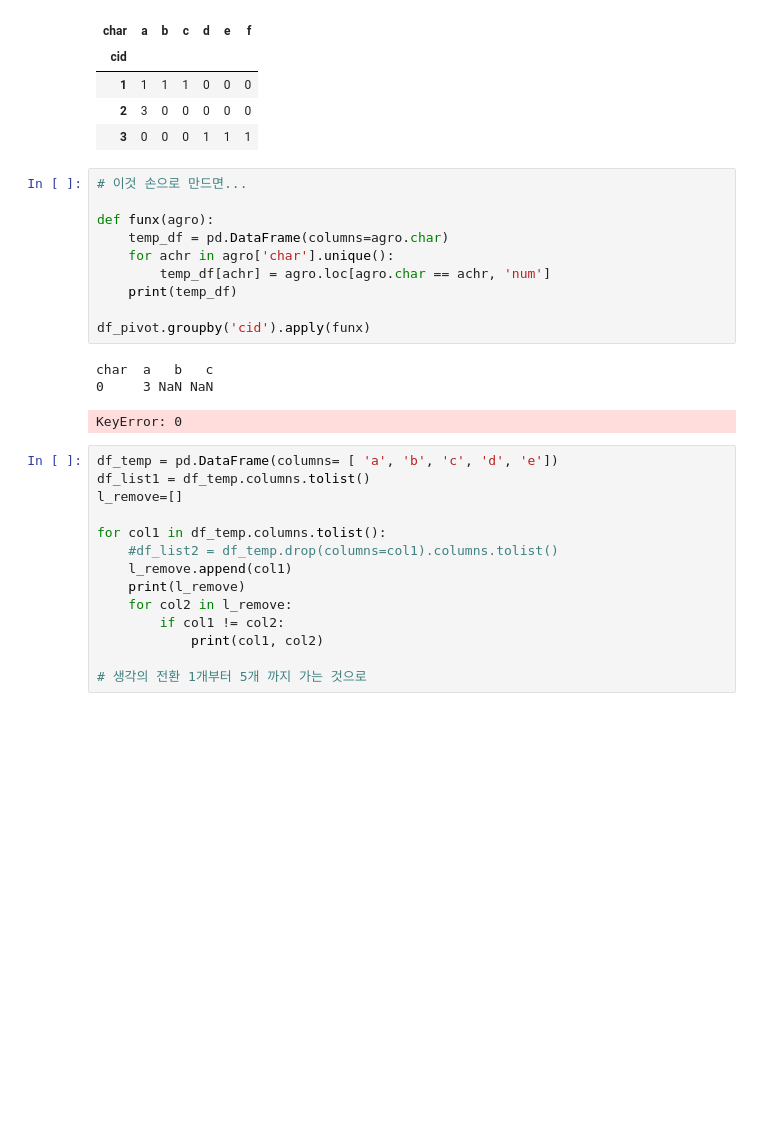
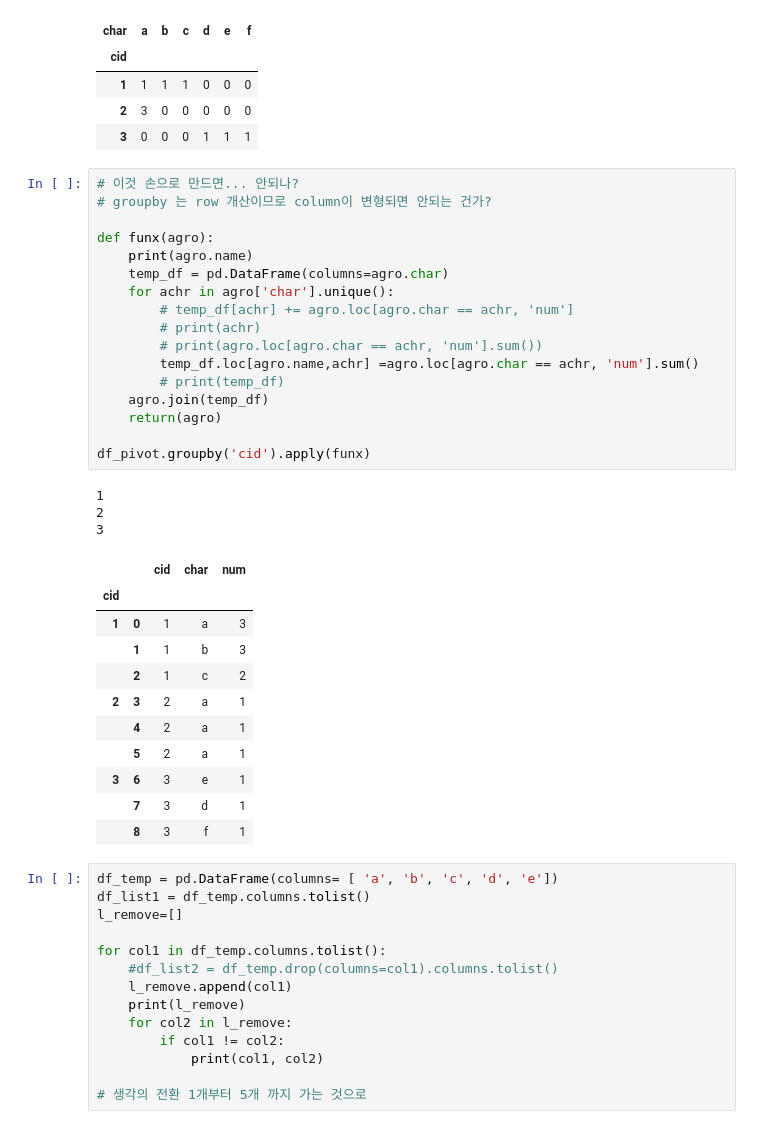
Before and after one commit to smjune/ipynb, a Jupyter notebook: dsschool/dsschool.ipynb, the cells around one changed output. Drawn from its saved outputs; the diff is of its cells as text; blank space fills up the shorter version.

```diff
--- a/dsschool/dsschool.ipynb
+++ b/dsschool/dsschool.ipynb
@@ -955,19 +955,37 @@ pd.crosstab(df_pivot['cid'],df_pivot['char'])
 | 2 | 3 | 0 | 0 | 0 | 0 | 0 |
 | 3 | 0 | 0 | 0 | 1 | 1 | 1 |
 # %%
-# 이것 손으로 만드면...
+# 이것 손으로 만드면... 안되나?
+# groupby 는 row 개산이므로 column이 변형되면 안되는 건가?
 
 def funx(agro):
+    print(agro.name)
     temp_df = pd.DataFrame(columns=agro.char)
     for achr in agro['char'].unique():
-        temp_df[achr] = agro.loc[agro.char == achr, 'num']
-    print(temp_df)
+        # temp_df[achr] += agro.loc[agro.char == achr, 'num']
+        # print(achr)
+        # print(agro.loc[agro.char == achr, 'num'].sum())
+        temp_df.loc[agro.name,achr] =agro.loc[agro.char == achr, 'num'].sum()
+        # print(temp_df)
+    agro.join(temp_df)
+    return(agro)
 
 df_pivot.groupby('cid').apply(funx)
 # %% [output]
-char  a   b   c
-0     3 NaN NaN
+1
+2
+3
-KeyError: 0
+|  |  | cid | char | num |
+| cid |  |  |  |  |
+| 1 | 0 | 1 | a | 3 |
+|  | 1 | 1 | b | 3 |
+|  | 2 | 1 | c | 2 |
+| 2 | 3 | 2 | a | 1 |
+|  | 4 | 2 | a | 1 |
+|  | 5 | 2 | a | 1 |
+| 3 | 6 | 3 | e | 1 |
+|  | 7 | 3 | d | 1 |
+|  | 8 | 3 | f | 1 |
 # %%
 df_temp = pd.DataFrame(columns= [ 'a', 'b', 'c', 'd', 'e'])
 df_list1 = df_temp.columns.tolist()
```
Also changed, not shown: 2 other files.
